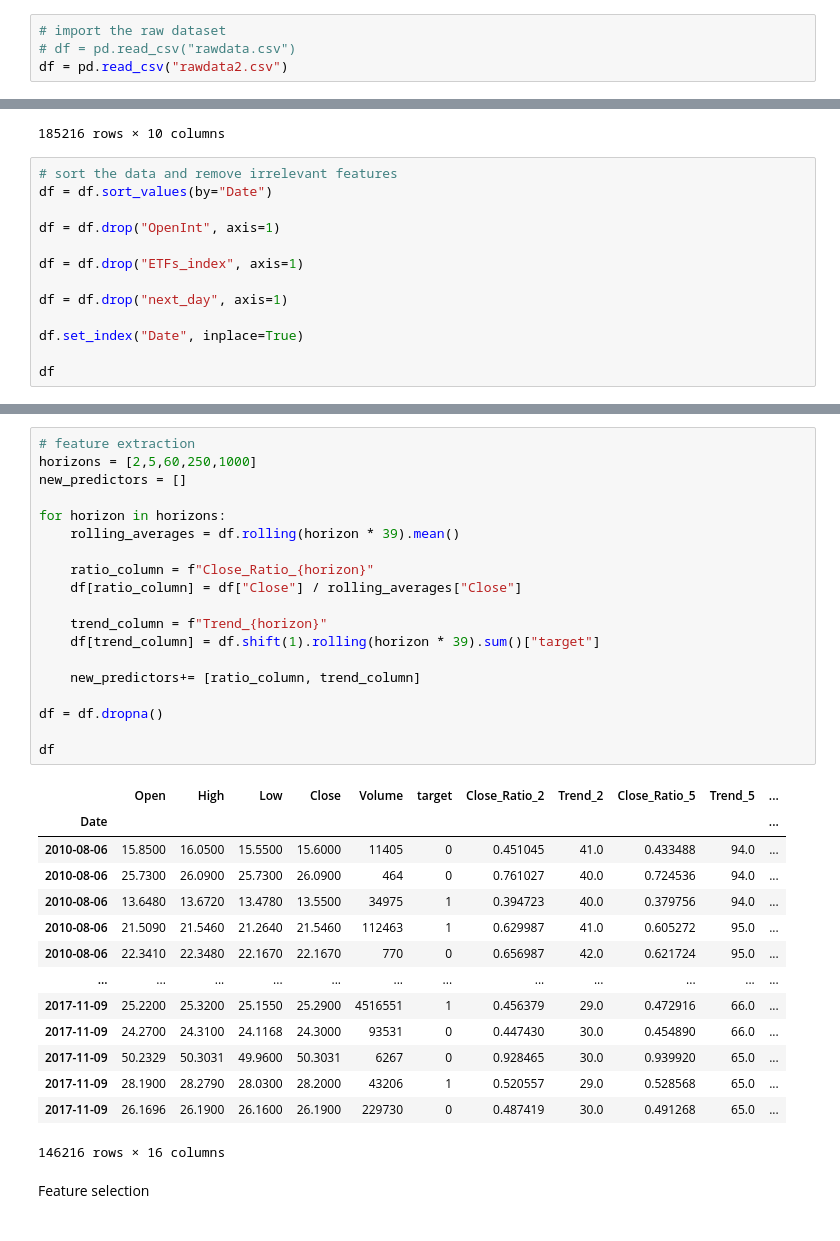
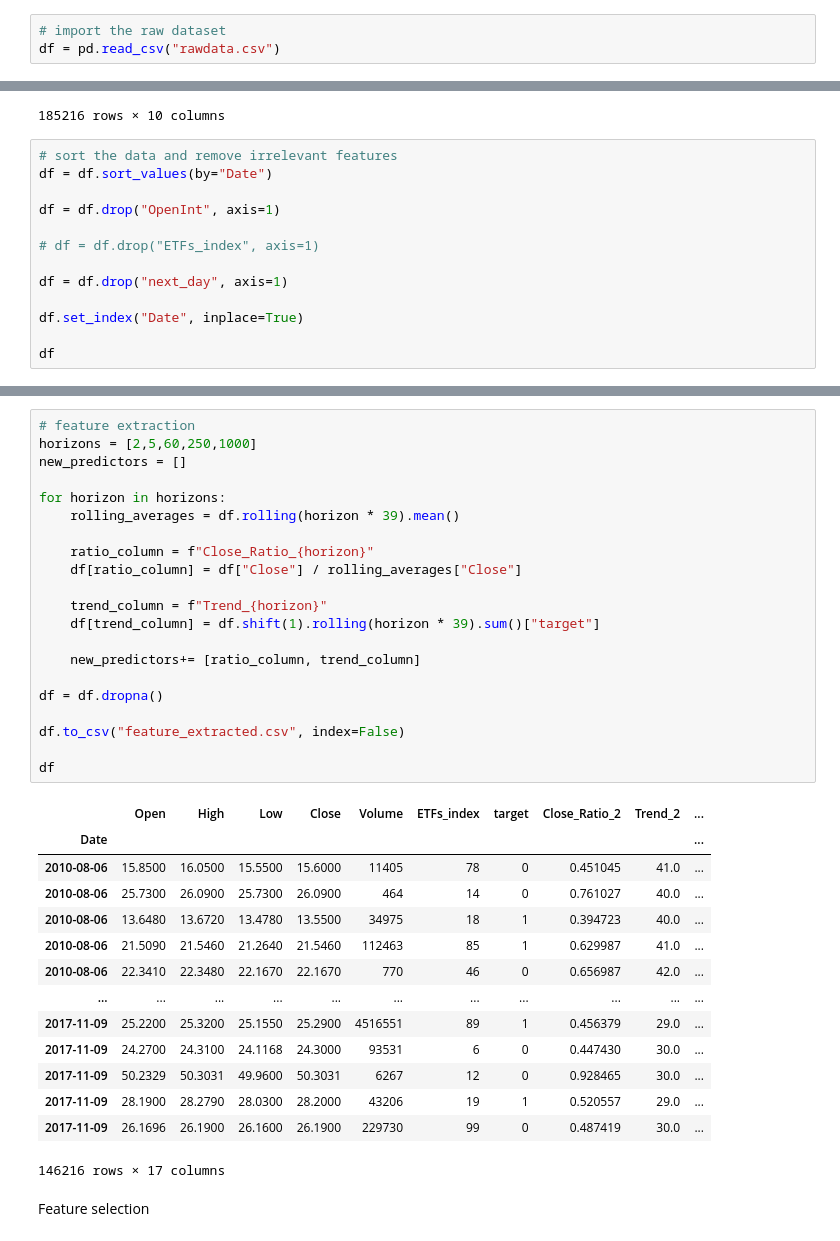
Before and after one commit to SichenLiu111/CS334FinalProjectCode, a Jupyter notebook: preprocess/preprocess.ipynb, the cells around one changed output, grey strips where cells are left out. Cells and saved outputs as stored; diff of their text form.

```diff
--- a/preprocess/preprocess.ipynb
+++ b/preprocess/preprocess.ipynb
@@ -8,8 +8,7 @@ import matplotlib.pyplot as plt
 from scipy import stats
 # %%
 # import the raw dataset
-# df = pd.read_csv("rawdata.csv")
-df = pd.read_csv("rawdata2.csv")
+df = pd.read_csv("rawdata.csv")
 # %%
 np.mean(df.groupby("Date").size())
 # %% [output]
@@ -46,7 +45,7 @@ df = df.sort_values(by="Date")
 
 df = df.drop("OpenInt", axis=1)
 
-df = df.drop("ETFs_index", axis=1)
+# df = df.drop("ETFs_index", axis=1)
 
 df = df.drop("next_day", axis=1)
 
@@ -71,37 +70,39 @@ df
 # %%
 # feature extraction
 horizons = [2,5,60,250,1000]
 new_predictors = []
 
 for horizon in horizons:
     rolling_averages = df.rolling(horizon * 39).mean()
 
     ratio_column = f"Close_Ratio_{horizon}"
     df[ratio_column] = df["Close"] / rolling_averages["Close"]
 
     trend_column = f"Trend_{horizon}"
     df[trend_column] = df.shift(1).rolling(horizon * 39).sum()["target"]
 
     new_predictors+= [ratio_column, trend_column]
 
 df = df.dropna()
 
+df.to_csv("feature_extracted.csv", index=False)
+
 df
 # %% [output]
-|  | Open | High | Low | Close | Volume | target | Close_Ratio_2 | Trend_2 | Close_Ratio_5 | Trend_5 | ... |
-| Date |  |  |  |  |  |  |  |  |  |  | ... |
-| 2010-08-06 | 15.8500 | 16.0500 | 15.5500 | 15.6000 | 11405 | 0 | 0.451045 | 41.0 | 0.433488 | 94.0 | ... |
-| 2010-08-06 | 25.7300 | 26.0900 | 25.7300 | 26.0900 | 464 | 0 | 0.761027 | 40.0 | 0.724536 | 94.0 | ... |
-| 2010-08-06 | 13.6480 | 13.6720 | 13.4780 | 13.5500 | 34975 | 1 | 0.394723 | 40.0 | 0.379756 | 94.0 | ... |
-| 2010-08-06 | 21.5090 | 21.5460 | 21.2640 | 21.5460 | 112463 | 1 | 0.629987 | 41.0 | 0.605272 | 95.0 | ... |
-| 2010-08-06 | 22.3410 | 22.3480 | 22.1670 | 22.1670 | 770 | 0 | 0.656987 | 42.0 | 0.621724 | 95.0 | ... |
-| ... | ... | ... | ... | ... | ... | ... | ... | ... | ... | ... | ... |
-| 2017-11-09 | 25.2200 | 25.3200 | 25.1550 | 25.2900 | 4516551 | 1 | 0.456379 | 29.0 | 0.472916 | 66.0 | ... |
-| 2017-11-09 | 24.2700 | 24.3100 | 24.1168 | 24.3000 | 93531 | 0 | 0.447430 | 30.0 | 0.454890 | 66.0 | ... |
-| 2017-11-09 | 50.2329 | 50.3031 | 49.9600 | 50.3031 | 6267 | 0 | 0.928465 | 30.0 | 0.939920 | 65.0 | ... |
-| 2017-11-09 | 28.1900 | 28.2790 | 28.0300 | 28.2000 | 43206 | 1 | 0.520557 | 29.0 | 0.528568 | 65.0 | ... |
-| 2017-11-09 | 26.1696 | 26.1900 | 26.1600 | 26.1900 | 229730 | 0 | 0.487419 | 30.0 | 0.491268 | 65.0 | ... |
+|  | Open | High | Low | Close | Volume | ETFs_index | target | Close_Ratio_2 | Trend_2 | ... |
+| Date |  |  |  |  |  |  |  |  |  | ... |
+| 2010-08-06 | 15.8500 | 16.0500 | 15.5500 | 15.6000 | 11405 | 78 | 0 | 0.451045 | 41.0 | ... |
+| 2010-08-06 | 25.7300 | 26.0900 | 25.7300 | 26.0900 | 464 | 14 | 0 | 0.761027 | 40.0 | ... |
+| 2010-08-06 | 13.6480 | 13.6720 | 13.4780 | 13.5500 | 34975 | 18 | 1 | 0.394723 | 40.0 | ... |
+| 2010-08-06 | 21.5090 | 21.5460 | 21.2640 | 21.5460 | 112463 | 85 | 1 | 0.629987 | 41.0 | ... |
+| 2010-08-06 | 22.3410 | 22.3480 | 22.1670 | 22.1670 | 770 | 46 | 0 | 0.656987 | 42.0 | ... |
+| ... | ... | ... | ... | ... | ... | ... | ... | ... | ... | ... |
+| 2017-11-09 | 25.2200 | 25.3200 | 25.1550 | 25.2900 | 4516551 | 89 | 1 | 0.456379 | 29.0 | ... |
+| 2017-11-09 | 24.2700 | 24.3100 | 24.1168 | 24.3000 | 93531 | 6 | 0 | 0.447430 | 30.0 | ... |
+| 2017-11-09 | 50.2329 | 50.3031 | 49.9600 | 50.3031 | 6267 | 12 | 0 | 0.928465 | 30.0 | ... |
+| 2017-11-09 | 28.1900 | 28.2790 | 28.0300 | 28.2000 | 43206 | 19 | 1 | 0.520557 | 29.0 | ... |
+| 2017-11-09 | 26.1696 | 26.1900 | 26.1600 | 26.1900 | 229730 | 99 | 0 | 0.487419 | 30.0 | ... |
-146216 rows × 16 columns
+146216 rows × 17 columns
 # %% [markdown]
 Feature selection
 # %%
```
Also changed, not shown: parts of 6 cells of this notebook, 6 other files.
